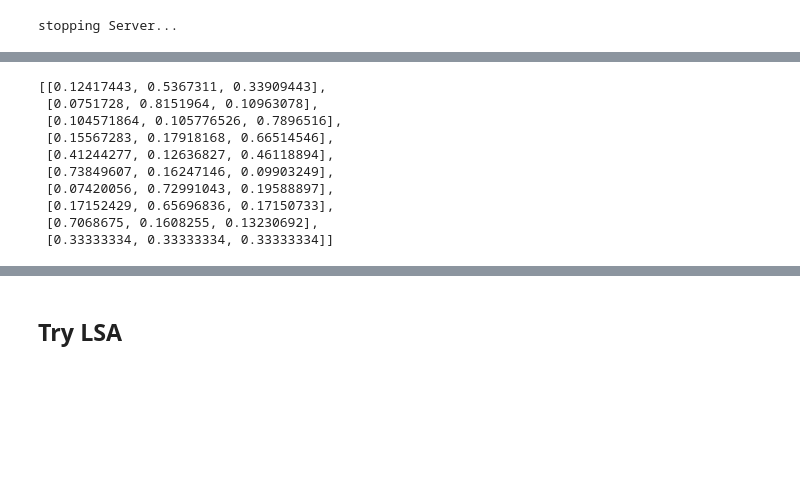
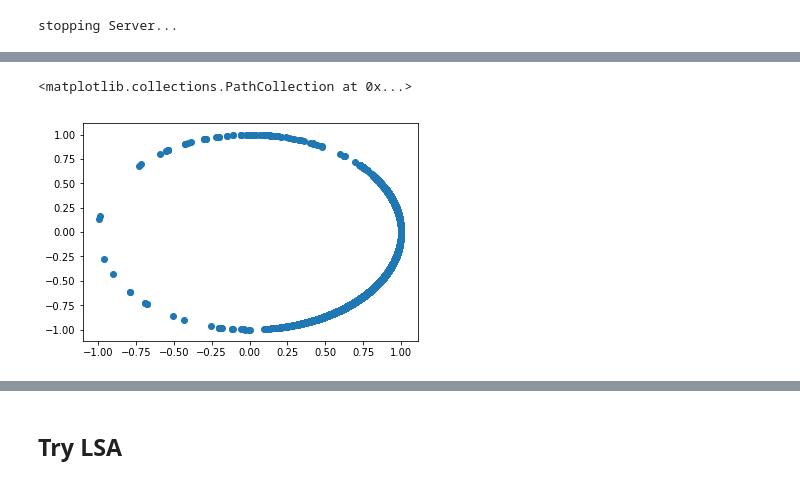
Before and after one commit to TifMoe/partisan-tweets, a Jupyter notebook: notebooks/Text_Processing.ipynb, the cells around one changed output, grey strips where cells are left out. Drawn from its saved outputs; the diff is of its cells as text; code cells hidden in the pictures; blank space fills up the shorter version.

```diff
--- a/notebooks/Text_Processing.ipynb
+++ b/notebooks/Text_Processing.ipynb
@@ -318,13 +237,0 @@ topic_list = [[a, b, c] for (a, b, c) in zip(topic_a, topic_b, topic_c)]
-# %%
-topic_list[:10]
-# %% [output]
-[[0.12417443, 0.5367311, 0.33909443],
- [0.0751728, 0.8151964, 0.10963078],
- [0.104571864, 0.105776526, 0.7896516],
- [0.15567283, 0.17918168, 0.66514546],
- [0.41244277, 0.12636827, 0.46118894],
- [0.73849607, 0.16247146, 0.09903249],
- [0.07420056, 0.72991043, 0.19588897],
- [0.17152429, 0.65696836, 0.17150733],
- [0.7068675, 0.1608255, 0.13230692],
- [0.33333334, 0.33333334, 0.33333334]]
@@ -335,3 +238,12 @@ pcafeatures_train = pca.transform(topic_list)
+# %%
+lsa = TruncatedSVD(n_components=2)
+dtm_lsa = lsa.fit_transform(counts)
+dtm_lsa = Normalizer(copy=False).fit_transform(dtm_lsa)
 # %%
-x = [i[0] for i in pcafeatures_train]
-y = [i[1] for i in pcafeatures_train]
+x = [i[0] for i in dtm_lsa]
+y = [i[1] for i in dtm_lsa]
+# %%
+plt.scatter(x, y)
+# %% [output]
+<matplotlib.collections.PathCollection at 0x...>
+[figure, added]
```
Also changed, not shown: parts of 42 cells of this notebook.
